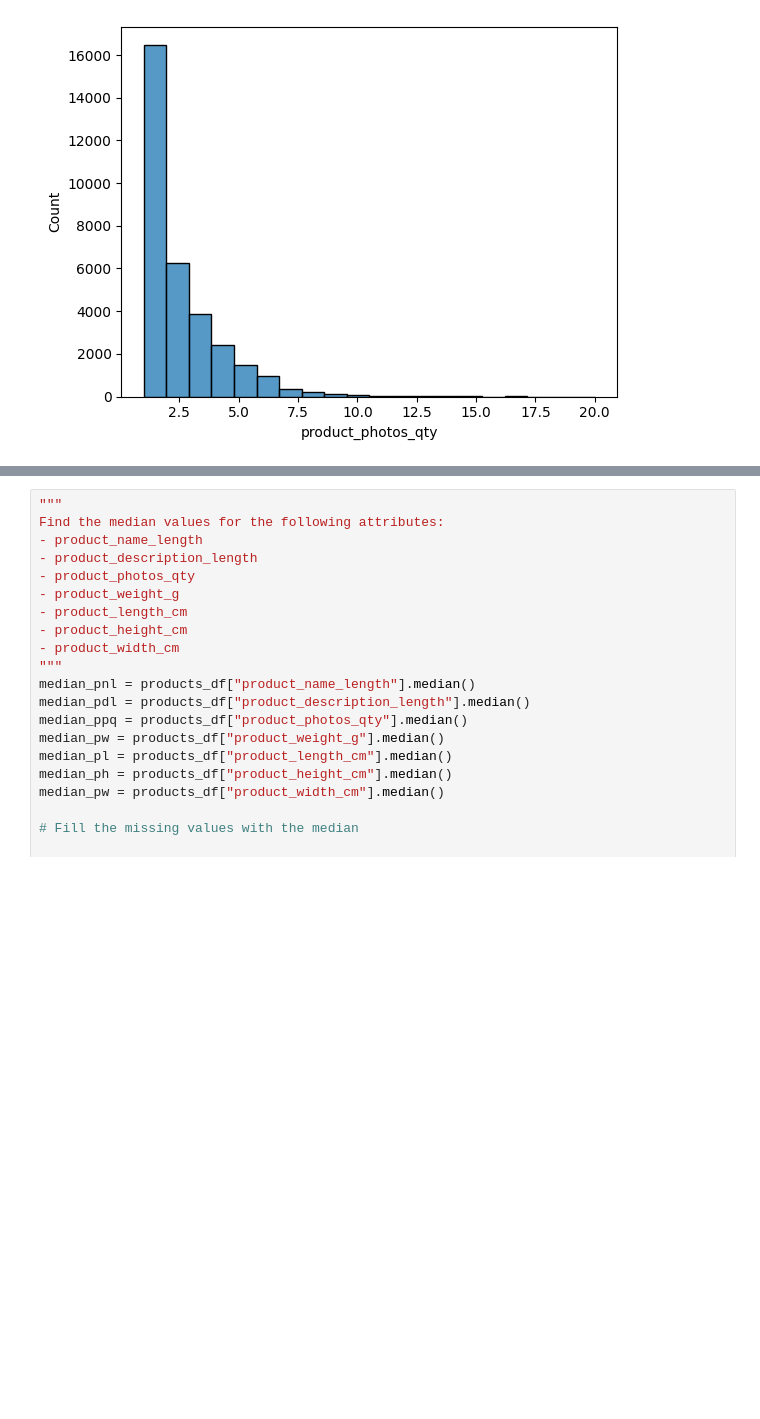
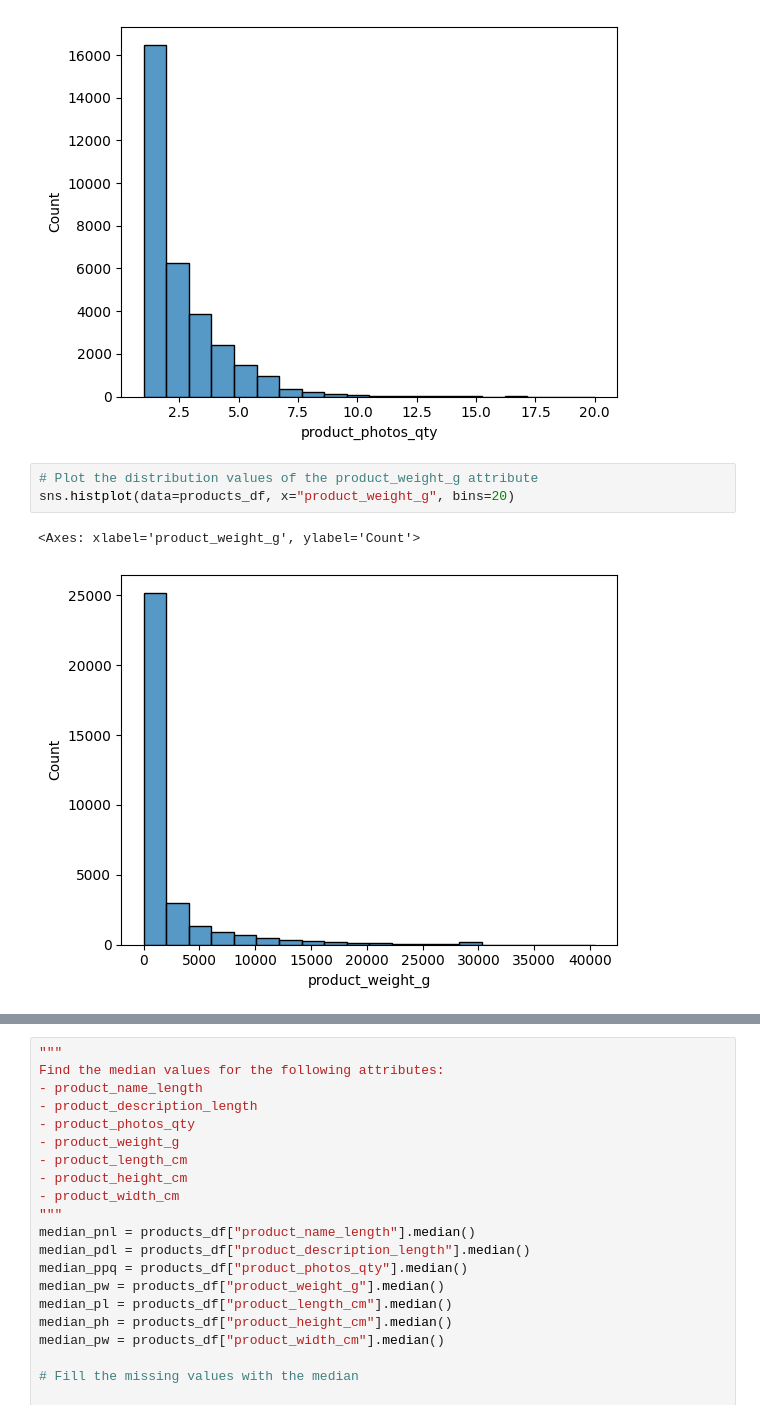
Before and after one commit to stefansphtr/Data-Analytics-Brazilian-Ecommerce, a Jupyter notebook: notebook.ipynb, the cells around one changed output, grey strips where cells are left out. Saved outputs shown, nothing was run; the diff lists cells and outputs as text; blank space fills up the shorter version.

Commit message:
chore(data-cleaning): finalisation data cleaning process with data merging

```diff
--- a/notebook.ipynb
+++ b/notebook.ipynb
@@ -1321,3 +1388,9 @@ sns.histplot(data=products_df, x="product_photos_qty", bins=20)
 # %% [output]
 <Axes: xlabel='product_photos_qty', ylabel='Count'>
 [figure]
+# %%
+# Plot the distribution values of the product_weight_g attribute
+sns.histplot(data=products_df, x="product_weight_g", bins=20)
+# %% [output]
+<Axes: xlabel='product_weight_g', ylabel='Count'>
+[figure, added]
```
Also changed, not shown: parts of 20 cells of this notebook.
